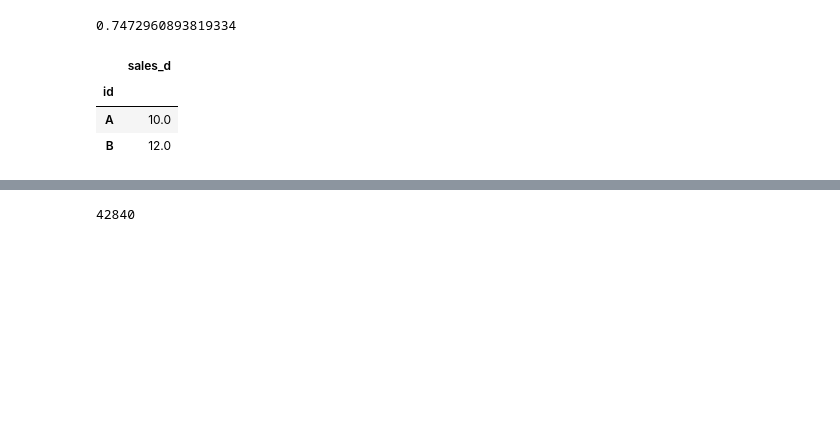
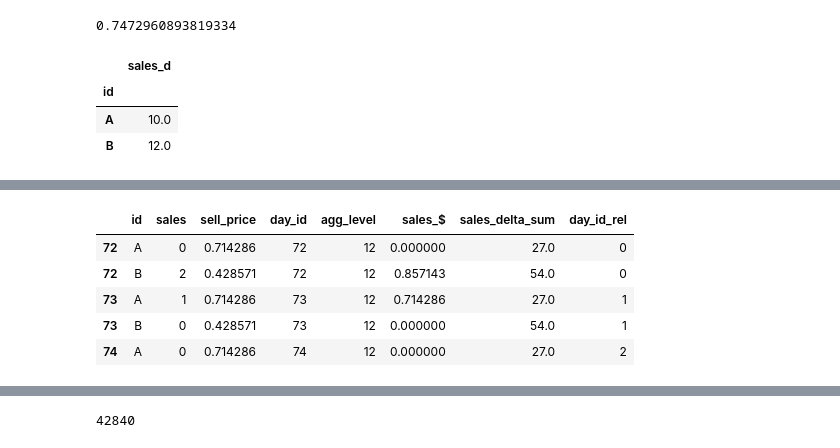
Before and after one commit to cluePrints/data-sci-fience, a Jupyter notebook: m5-forecasting-accuracy/0200. Model - Naive.ipynb, the cells around one changed output, grey strips where cells are left out. Drawn from its saved outputs; the diff is of its cells as text; code cells hidden in the pictures; blank space fills up the shorter version.

```diff
--- a/m5-forecasting-accuracy/0200. Model - Naive.ipynb
+++ b/m5-forecasting-accuracy/0200. Model - Naive.ipynb
@@ -319,0 +346,17 @@ t.head(1)
+# %%
+inversed_sales = (example_val
+    .groupby('id')['sales']
+    .transform(lambda x: x.max() - x)
+)
+example_val_inv = example_val.copy()
+example_val_inv['sales'] = inversed_sales
+example_val_inv['sales_$'] = example_val_inv['sales']*example_val_inv['sell_price']
+example_val_inv_w_aggs = with_aggregates(example_val_inv, agg_levels = example_agg_levels)
+example_val_inv_w_aggs.head()
+# %% [output]
+|  | id | sales | sell_price | day_id | agg_level | sales_$ | sales_delta_sum | day_id_rel |
+| 72 | A | 0 | 0.714286 | 72 | 12 | 0.000000 | 27.0 | 0 |
+| 72 | B | 2 | 0.428571 | 72 | 12 | 0.857143 | 54.0 | 0 |
+| 73 | A | 1 | 0.714286 | 73 | 12 | 0.714286 | 27.0 | 1 |
+| 73 | B | 0 | 0.428571 | 73 | 12 | 0.000000 | 54.0 | 1 |
+| 74 | A | 0 | 0.714286 | 74 | 12 | 0.000000 | 27.0 | 2 |
```
Also changed, not shown: parts of 11 cells of this notebook.
